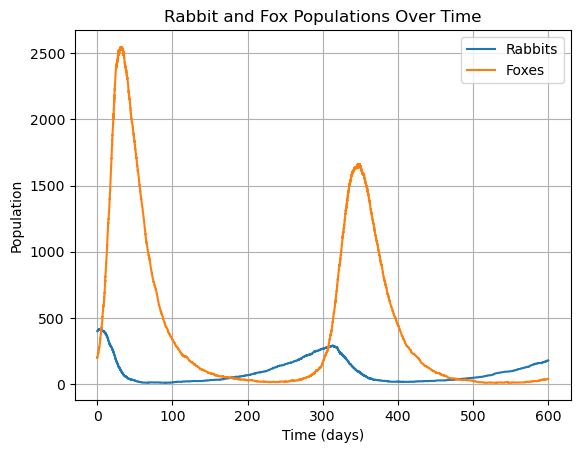
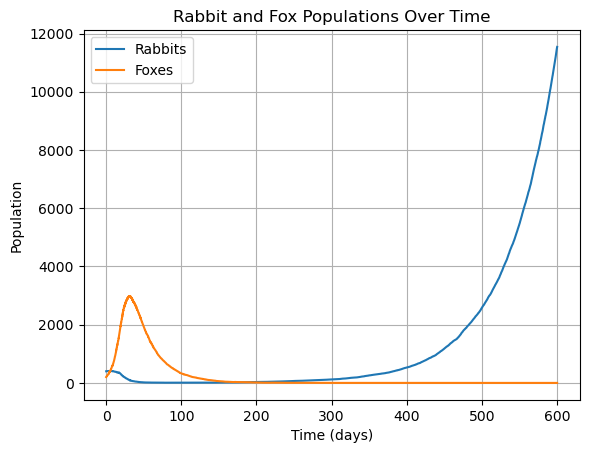
The notebook cell's code change between the first figure and the second:
--- before
+++ after
@@ -21,5 +21,12 @@
     foxes = [fox]   #list of foxes
         
-    
+    second_peak_foxes = []
+    second_peak_times = []
+    upper_quartile_foxes = np.zeros(runs)
+    lower_quartile_foxes = np.zeros(runs)
+    upper_quartiles_times = np.zeros(runs)
+    lower_quartiles_times = np.zeros(runs)
+
+
     while time < end_time:  #while time is less than end time
         rate_rb = k1 * rabbit   #rate of rabbit birth
@@ -33,4 +40,7 @@
         total_rate=cumulative_rates[-1] #total rate is last element of cumulative sum
         
+        if total_rate == 0: #if total rate is 0
+            break #end run
+
         u = np.random.uniform(0,1) #random number between 0 and 1
         for i, cum_rates in enumerate(cumulative_rates): #tries to unpack the same name
@@ -69,5 +79,7 @@
 print("Probability of fox extinction: ", prob)
 
-# plt.figure(figsize=(10,6))
+max_rabbits = max(rabbits)
+
+# plots final populations
 plt.plot(times, rabbits, label='Rabbits')
 plt.plot(times, foxes, label='Foxes')

Commit: Update rabbits-and-foxes-kmc-question.ipynb